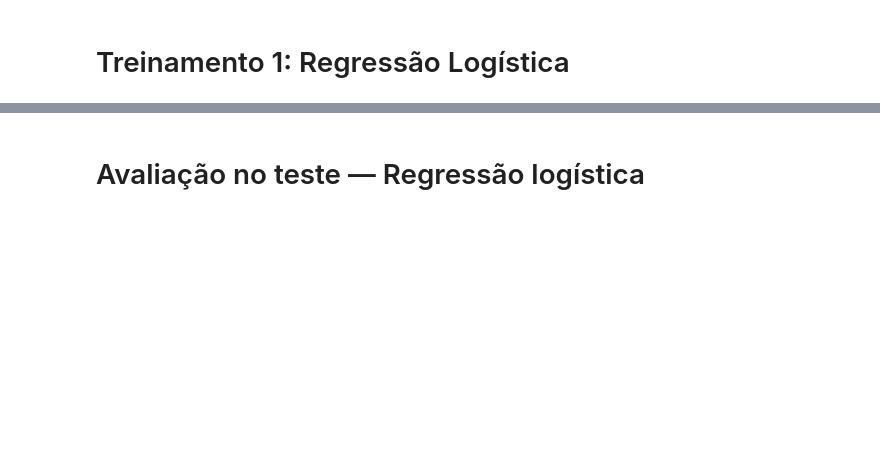
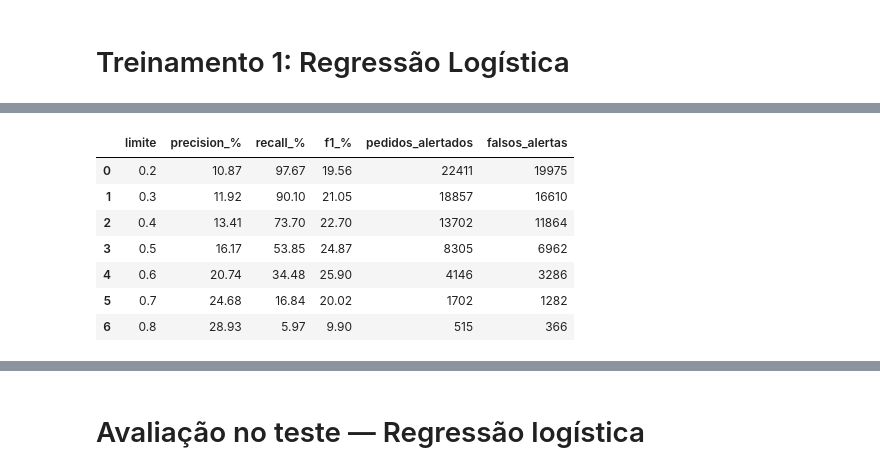
Before and after one commit to ProjetoBootcampTCS/EntregaCerta-AI, a Jupyter notebook: Notebooks/02_treinamento_modelos.ipynb, the cells around one changed output, grey strips where cells are left out. Drawn from its saved outputs; the diff is of its cells as text; code cells hidden in the pictures; blank space fills up the shorter version.

```diff
--- a/Notebooks/02_treinamento_modelos.ipynb
+++ b/Notebooks/02_treinamento_modelos.ipynb
@@ -65,22 +82,31 @@ print(f"Average Precision: {average_precision_score(y_validacao, scores_log):.4f
 # %%
-7import pandas as pd
+import pandas as pd
 
 resultados_limites = []
 
 for limite in [0.2, 0.3, 0.4, 0.5, 0.6, 0.7, 0.8]:
     alertas = (scores_log >= limite).astype(int)
 
     resultados_limites.append({
         "limite": limite,
         "precision_%": 100 * precision_score(y_validacao, alertas, zero_division=0),
         "recall_%": 100 * recall_score(y_validacao, alertas, zero_division=0),
         "f1_%": 100 * f1_score(y_validacao, alertas, zero_division=0),
         "pedidos_alertados": int(alertas.sum()),
         "falsos_alertas": int(((alertas == 1) & (y_validacao == 0)).sum())
     })
 
 tabela_limites = pd.DataFrame(resultados_limites)
 tabela_limites.round(2)
+# %% [output]
+|  | limite | precision_% | recall_% | f1_% | pedidos_alertados | falsos_alertas |
+| 0 | 0.2 | 10.87 | 97.67 | 19.56 | 22411 | 19975 |
+| 1 | 0.3 | 11.92 | 90.10 | 21.05 | 18857 | 16610 |
+| 2 | 0.4 | 13.41 | 73.70 | 22.70 | 13702 | 11864 |
+| 3 | 0.5 | 16.17 | 53.85 | 24.87 | 8305 | 6962 |
+| 4 | 0.6 | 20.74 | 34.48 | 25.90 | 4146 | 3286 |
+| 5 | 0.7 | 24.68 | 16.84 | 20.02 | 1702 | 1282 |
+| 6 | 0.8 | 28.93 | 5.97 | 9.90 | 515 | 366 |
 # %%
 import matplotlib.pyplot as plt
 from sklearn.metrics import ConfusionMatrixDisplay
```
Also changed, not shown: parts of 11 cells of this notebook, 12 other files.
